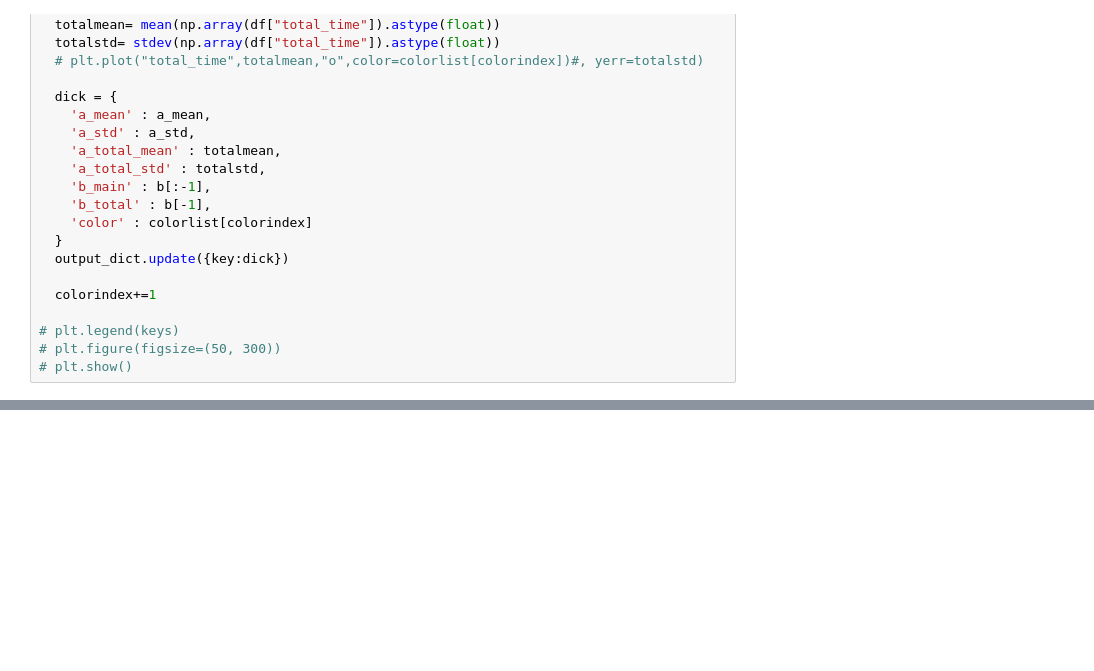
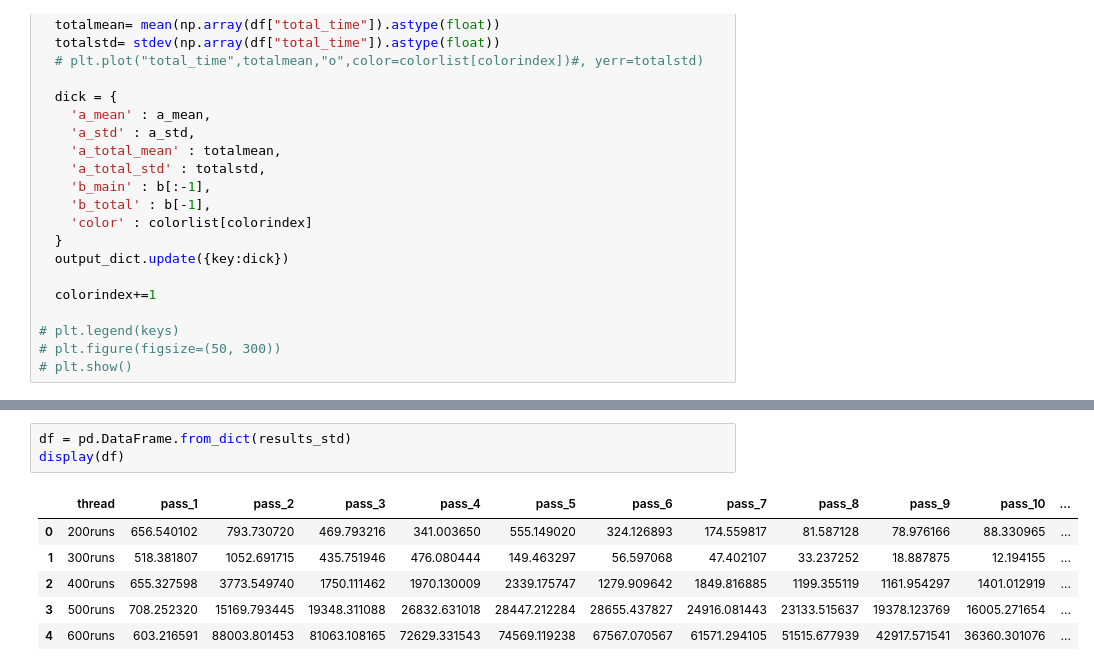
Before and after one commit to BeToast/sharedCfiles, a Jupyter notebook: tableAndGraphs.ipynb, the cells around one changed output, grey strips where cells are left out. Cells and saved outputs as stored; diff of their text form; blank space fills up the shorter version.

```diff
--- a/tableAndGraphs.ipynb
+++ b/tableAndGraphs.ipynb
@@ -105,0 +147,10 @@ plt.show()
+# %%
+df = pd.DataFrame.from_dict(results_std)
+display(df)
+# %% [output]
+|  | thread | pass_1 | pass_2 | pass_3 | pass_4 | pass_5 | pass_6 | pass_7 | pass_8 | pass_9 | pass_10 | ... |
+| 0 | 200runs | 656.540102 | 793.730720 | 469.793216 | 341.003650 | 555.149020 | 324.126893 | 174.559817 | 81.587128 | 78.976166 | 88.330965 | ... |
+| 1 | 300runs | 518.381807 | 1052.691715 | 435.751946 | 476.080444 | 149.463297 | 56.597068 | 47.402107 | 33.237252 | 18.887875 | 12.194155 | ... |
+| 2 | 400runs | 655.327598 | 3773.549740 | 1750.111462 | 1970.130009 | 2339.175747 | 1279.909642 | 1849.816885 | 1199.355119 | 1161.954297 | 1401.012919 | ... |
+| 3 | 500runs | 708.252320 | 15169.793445 | 19348.311088 | 26832.631018 | 28447.212284 | 28655.437827 | 24916.081443 | 23133.515637 | 19378.123769 | 16005.271654 | ... |
+| 4 | 600runs | 603.216591 | 88003.801453 | 81063.108165 | 72629.331543 | 74569.119238 | 67567.070567 | 61571.294105 | 51515.677939 | 42917.571541 | 36360.301076 | ... |
```
Also changed, not shown: parts of 6 cells of this notebook.
